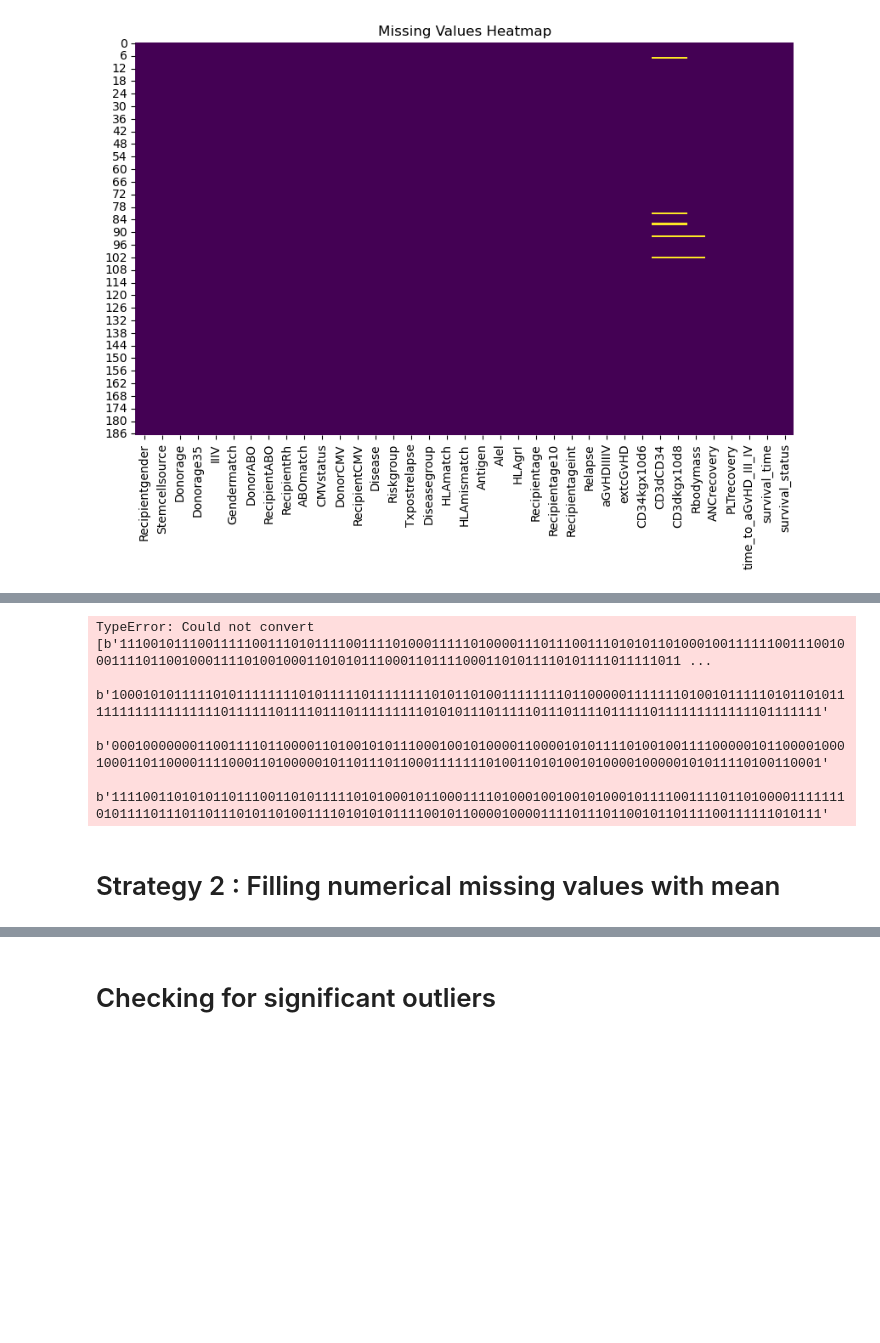
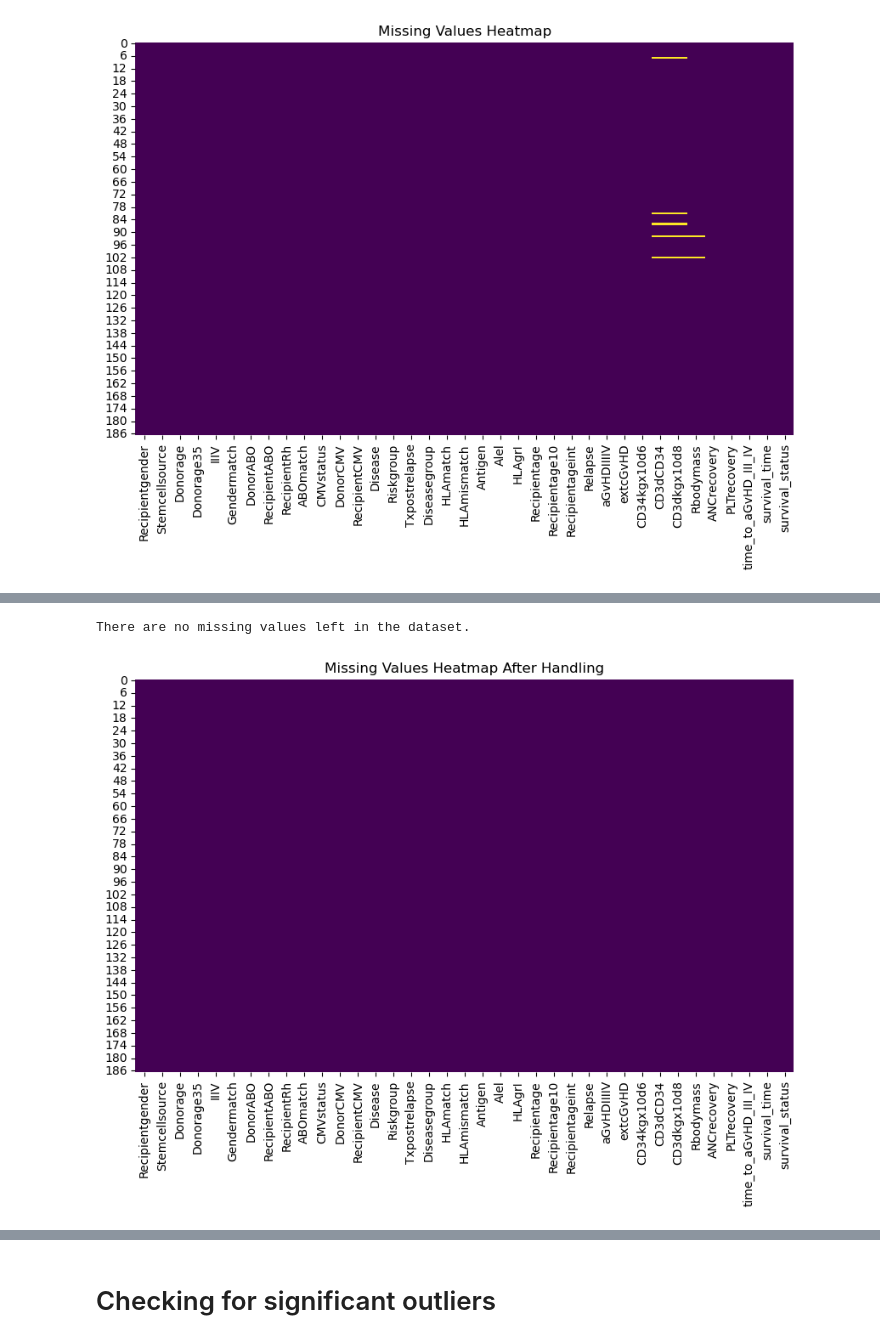
Before and after one commit to imadbaghdad/bone_marrow_transplant, a Jupyter notebook: notebooks/eda.ipynb, the cells around one changed output, grey strips where cells are left out. Drawn from its saved outputs; the diff is of its cells as text; code cells hidden in the pictures; blank space fills up the shorter version.

```diff
--- a/notebooks/eda.ipynb
+++ b/notebooks/eda.ipynb
@@ -62,0 +85,9 @@ plt.show()
+# %%
+# Fill missing values with the mean of each numeric column
+numeric_cols = df.select_dtypes(include=['number']).columns
+df[numeric_cols] = df[numeric_cols].fillna(df[numeric_cols].mean())
+
+# Check for remaining missing values
+missing_values = df.isnull().sum()
+print("Missing values in each column after handling:")
+print(missing_values)
@@ -63,16 +112,22 @@ plt.show()
 # %%
-# Fill missing values with the mean of each column
-df.fillna(df.mean(), inplace=True)
 
 # Verify that there are no more missing values
+if missing_values.sum() == 0:
+    print("There are no missing values left in the dataset.")
+else:
+    print("There are still missing values in the dataset.")
+
+# Visualize missing values
 plt.figure(figsize=(10, 6))
-sns.heatmap(df.isnull(), cbar=False, cmap='viridis')
+
+heatmap = sns.heatmap(df.isnull(), cbar=False, cmap='viridis')
+cbar = heatmap.collections[0].colorbar
+
 plt.title('Missing Values Heatmap After Handling')
 plt.show()
+
+# Store the handled data in a new variable
+df_cleaned = df.copy()
 # %% [output]
-TypeError: Could not convert [b'111001011100111110011101011110011110100011111010000111011100111010101101000100111111001110010001111011001000111101001000110101011100011011110001101011110101111011111011 ...
- b'1000101011111010111111110101111101111111101011010011111111011000001111111010010111110101101011111111111111111101111110111101110111111111010101110111110111011110111110111111111111101111111'
- b'0001000000011001111011000011010010101110001001010000110000101011110100100111100000101100001000100011011000011110001101000001011011101100011111110100110101001010000100000101011110100110001'
- b'1111001101010110111001101011111010100010110001111010001001001010001011110011110110100001111111010111101110110111010110100111101010101111001011000010000111101110110010110111100111111010111'
+There are no missing values left in the dataset.
+[figure, added]
-# %% [markdown]
-# Strategy 2 :  Filling numerical missing values with mean
```
Also changed, not shown: parts of 16 cells of this notebook.
